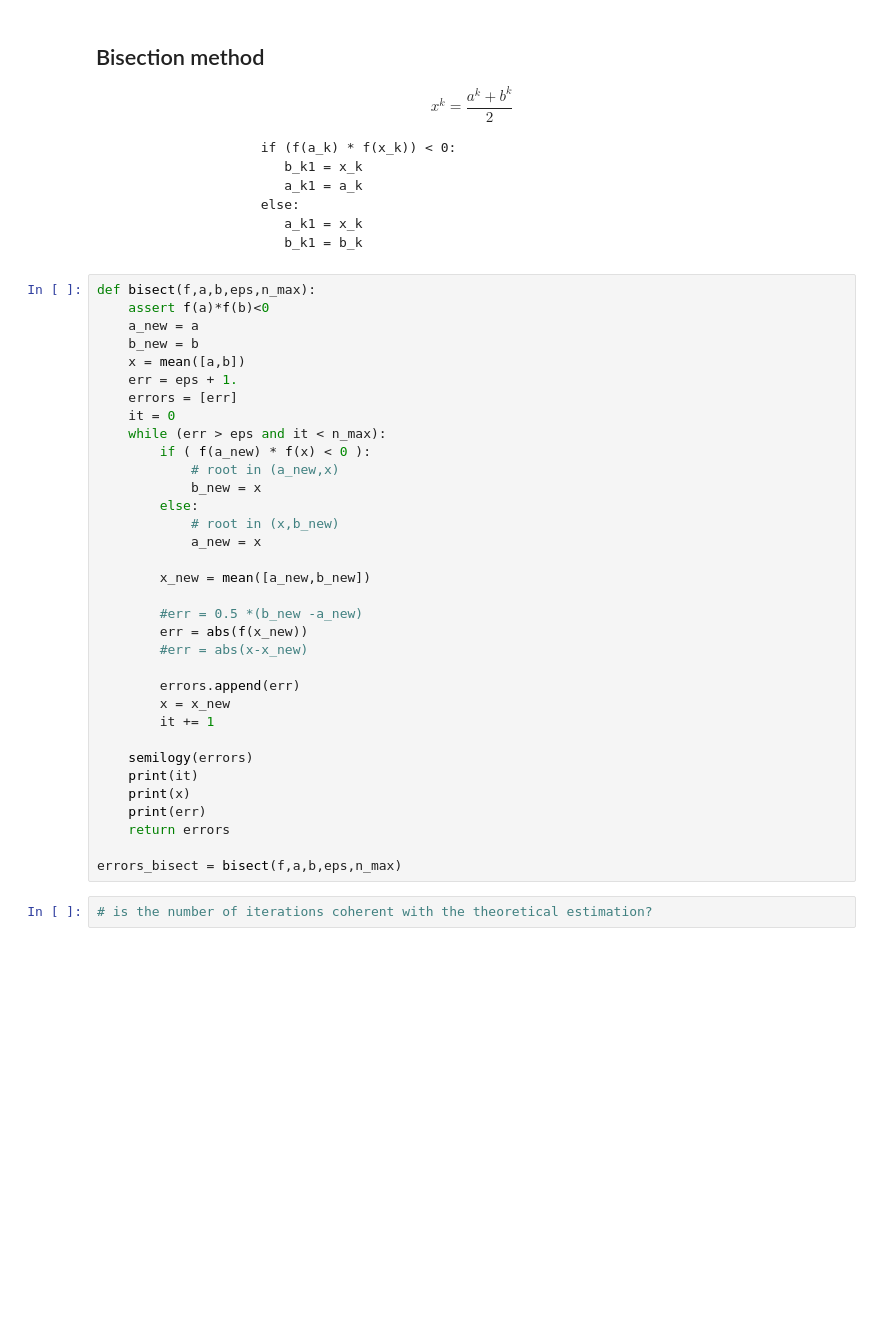
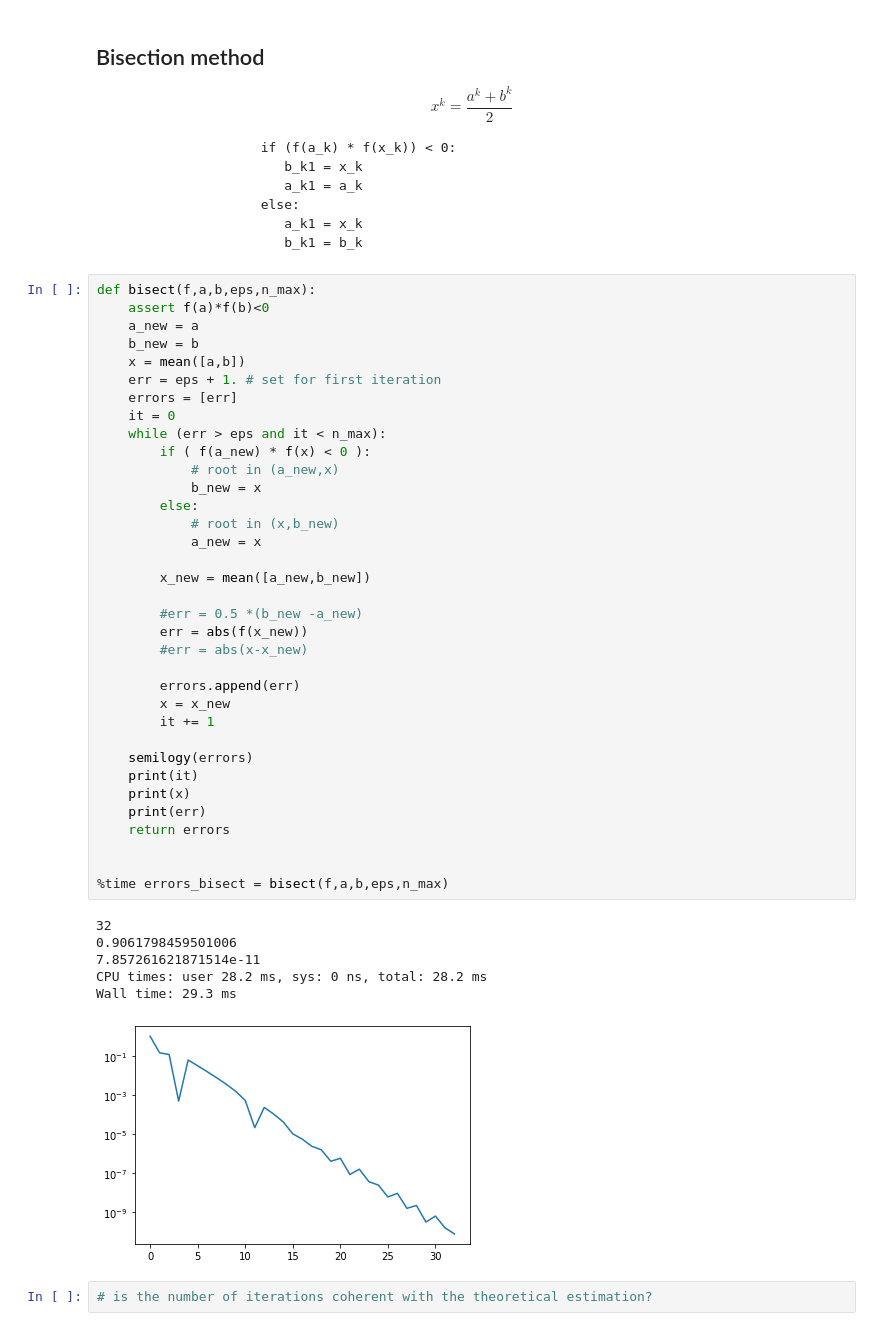
Before and after one commit to mapenzo-ph/numerical-analysis-2021-2022, a Jupyter notebook: notebooks/GR_lab01_nonlinear_equations.ipynb, the cells around one changed output. Saved outputs shown, nothing was run; the diff lists cells and outputs as text; blank space fills up the shorter version.

```diff
--- a/notebooks/GR_lab01_nonlinear_equations.ipynb
+++ b/notebooks/GR_lab01_nonlinear_equations.ipynb
@@ -69,35 +71,43 @@ def bisect(f,a,b,eps,n_max):
     assert f(a)*f(b)<0
     a_new = a
     b_new = b
     x = mean([a,b])
-    err = eps + 1.
+    err = eps + 1. # set for first iteration
     errors = [err]
     it = 0
     while (err > eps and it < n_max):
         if ( f(a_new) * f(x) < 0 ):
             # root in (a_new,x)
             b_new = x
         else:
             # root in (x,b_new)
             a_new = x
 
         x_new = mean([a_new,b_new])
 
         #err = 0.5 *(b_new -a_new)
         err = abs(f(x_new))
         #err = abs(x-x_new)
 
         errors.append(err)
         x = x_new
         it += 1
 
     semilogy(errors)
     print(it)
     print(x)
     print(err)
     return errors
 
-errors_bisect = bisect(f,a,b,eps,n_max)
+
+%time errors_bisect = bisect(f,a,b,eps,n_max)
+# %% [output]
+32
+0.9061798459501006
+7.857261621871514e-11
+CPU times: user 28.2 ms, sys: 0 ns, total: 28.2 ms
+Wall time: 29.3 ms
+[figure, added]
 # %%
 # is the number of iterations coherent with the theoretical estimation?
 # %% [markdown]
```
Also changed, not shown: parts of 12 cells of this notebook.
